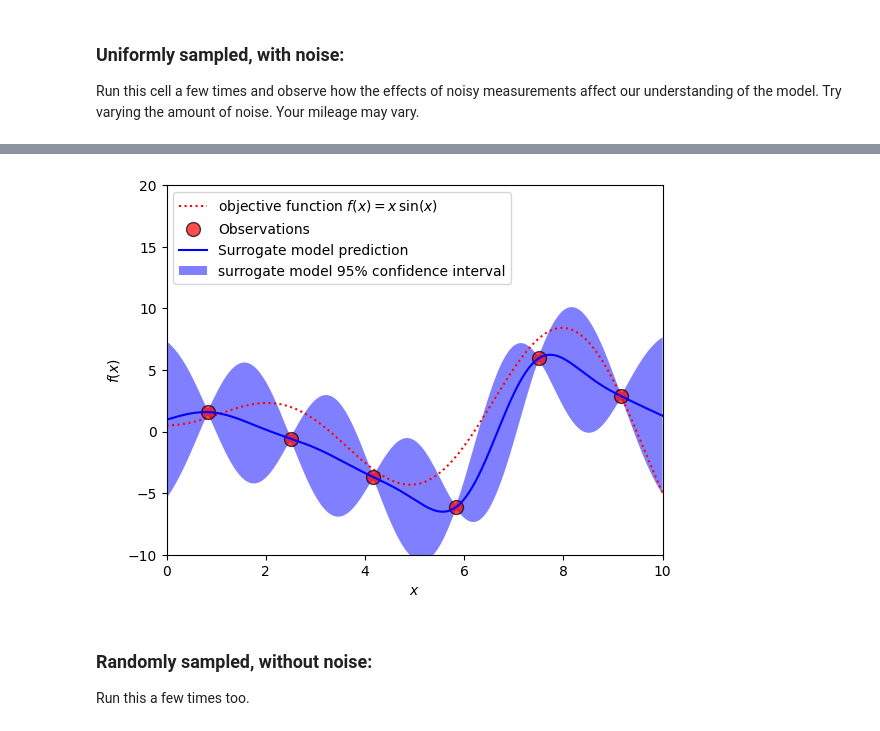
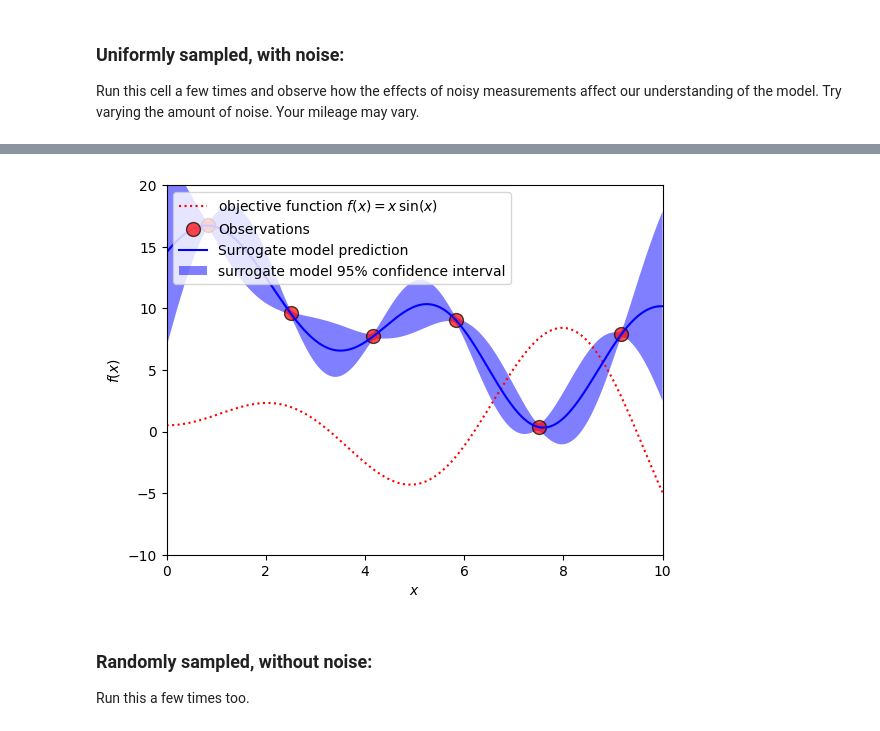
Before and after one commit to dalexa10/Python_Data_Science, a Jupyter notebook: Bayesian_Optimization/bayes.ipynb, the cells around one changed output, grey strips where cells are left out. Drawn from its saved outputs; the diff is of its cells as text; code cells hidden in the pictures.

```diff
--- a/Bayesian_Optimization/bayes.ipynb
+++ b/Bayesian_Optimization/bayes.ipynb
@@ -163,18 +178,18 @@ plt.savefig('bayes.pdf')
 # %%
 # sample the domain sparsely with noise
 X = np.atleast_2d([0.8333, 2.5, 4.1666, 5.83333, 7.5, 9.16666]).T
-y = objective(X,2).ravel()
+y = objective(X,10).ravel()
 # define the model
 kernels = ConstantKernel(16.0, (1e-2, 1e2)) * RBF(1,(1e-4,1e2))
 gp = GaussianProcessRegressor(kernel=kernels, n_restarts_optimizer=9, alpha=0.025)
 # fit the model
 gp.fit(X, y)
 # plot the surrogate function
 plot(X, y, gp)
 
 plt.savefig('bayes.pdf')
 # %% [output]
-[figure, old version]
+[figure, new version]
 # %% [markdown]
 ### Randomly sampled, without noise:
 
```
Also changed, not shown: parts of 19 cells of this notebook.
